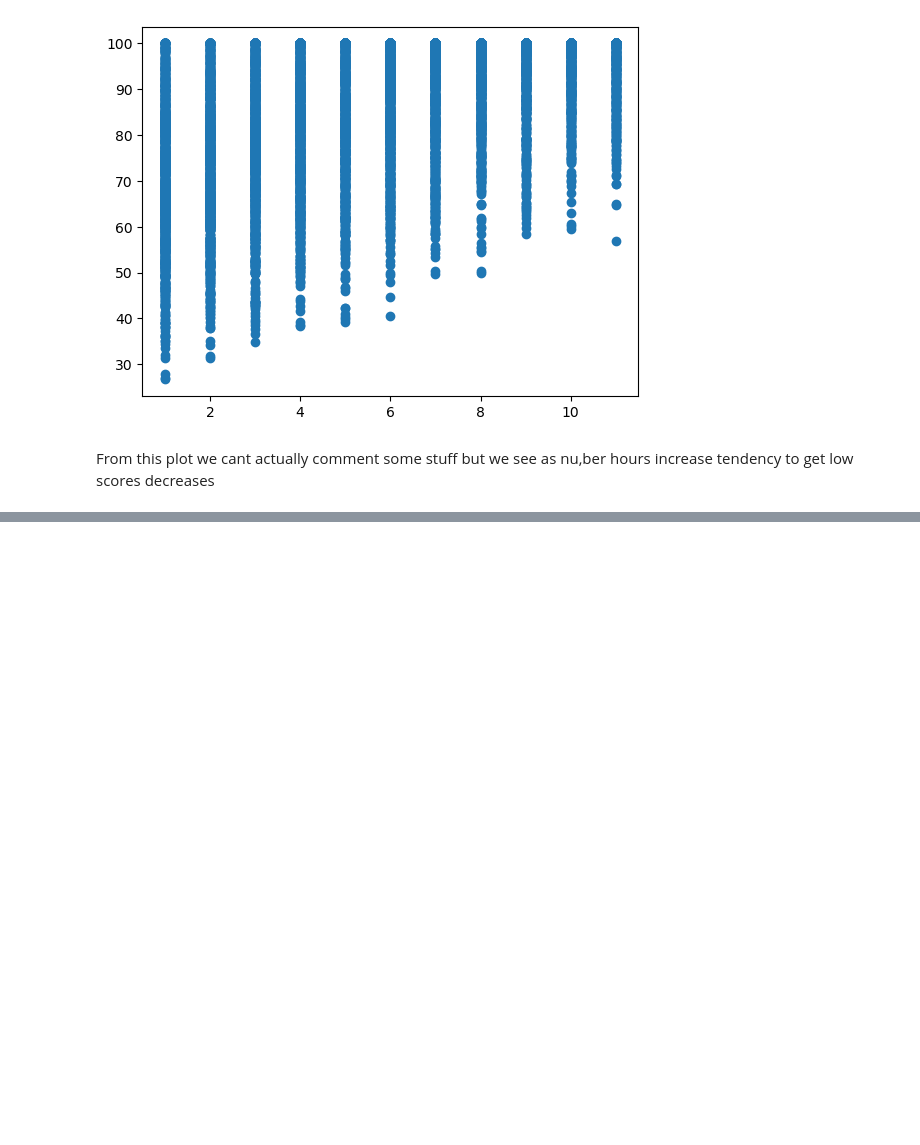
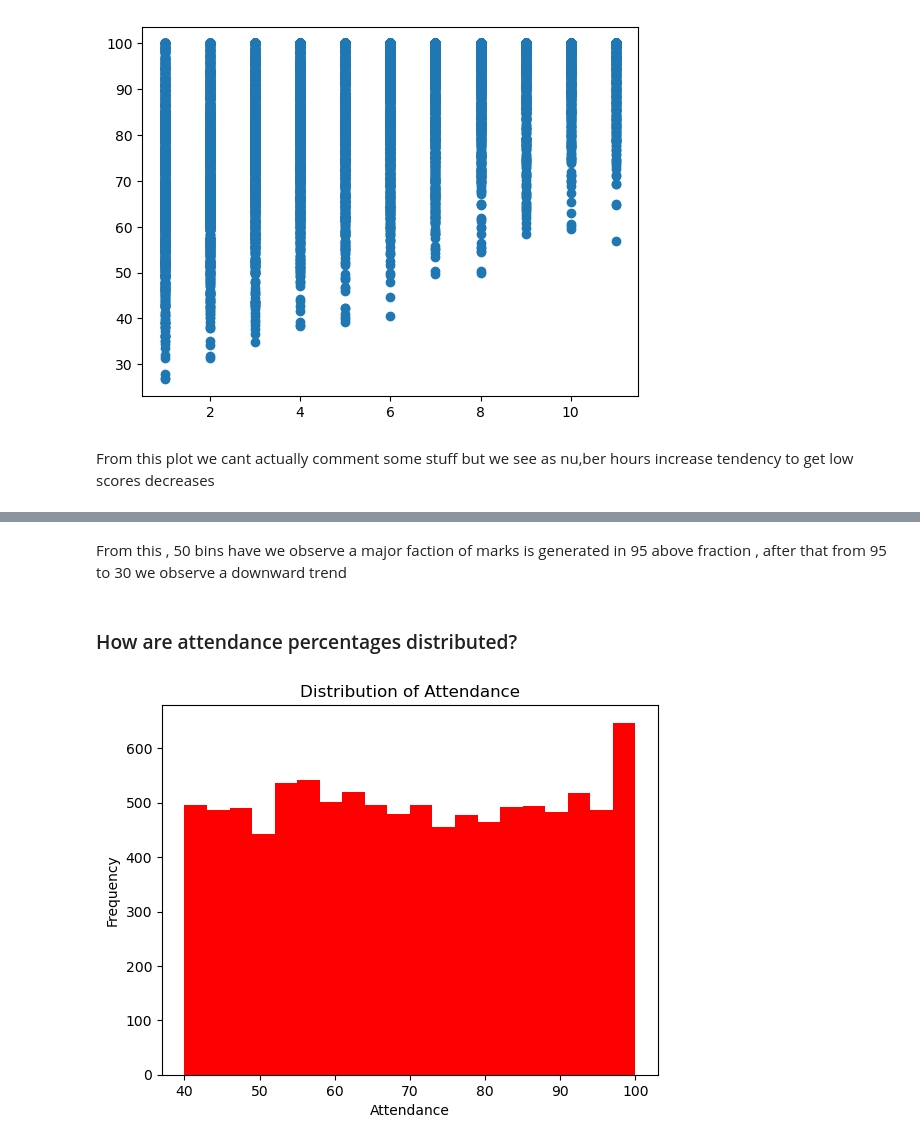
Before and after one commit to thedhawalpanchamiya/data-visualization, a Jupyter notebook: Mathplotlib_work.ipynb, the cells around one changed output, grey strips where cells are left out. Drawn from its saved outputs; the diff is of its cells as text; code cells hidden in the pictures; blank space fills up the shorter version.

```diff
--- a/Mathplotlib_work.ipynb
+++ b/Mathplotlib_work.ipynb
@@ -64,0 +120,12 @@ From this plot we cant actually comment some stuff but we see as nu,ber hours in
+# %% [markdown]
+From this , 50 bins have we observe a major faction of marks is generated in 95 above fraction , after that from 95 to 30 we observe a downward trend
+# %% [markdown]
+### How are attendance percentages distributed?
+# %%
+plt.hist(data['attendance'], bins=20, color='red')
+plt.xlabel('Attendance')
+plt.ylabel('Frequency')
+plt.title('Distribution of Attendance')
+plt.show()
+# %% [output]
+[figure, added]
```
Also changed, not shown: parts of 14 cells of this notebook.
